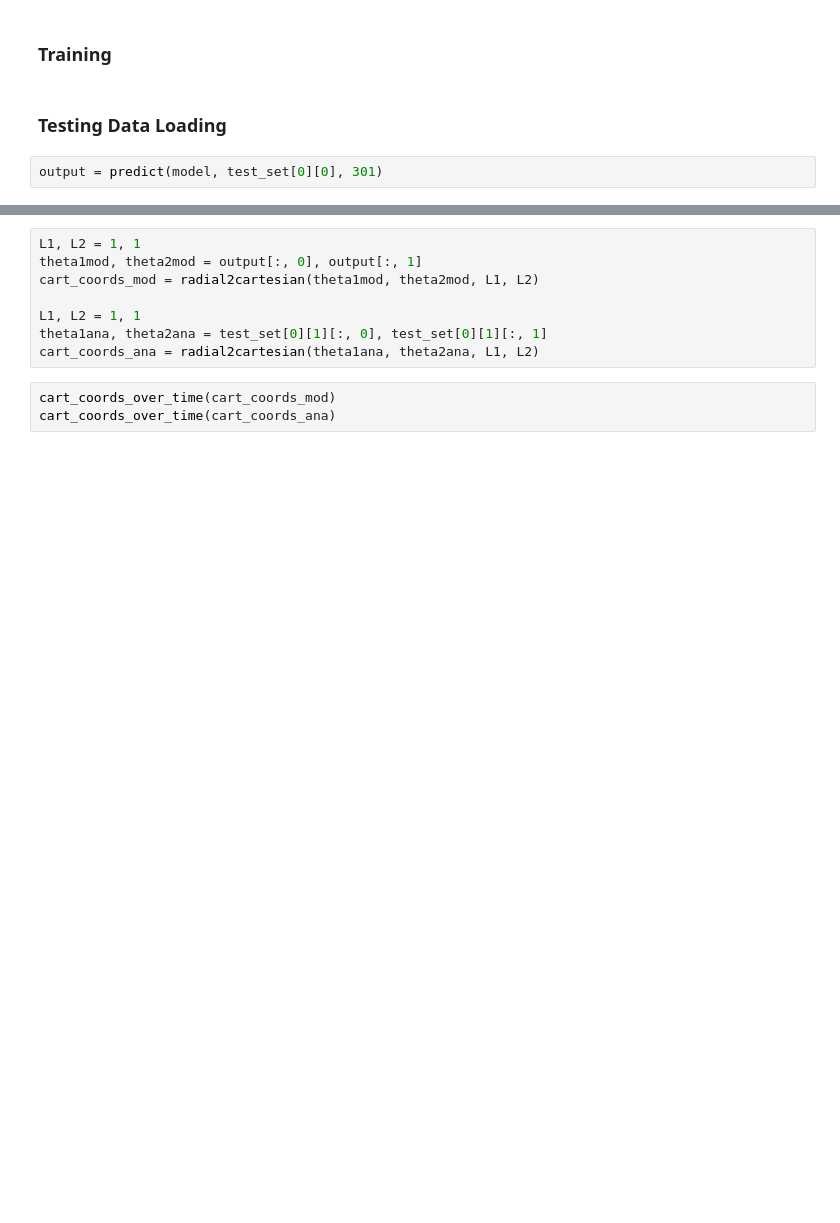
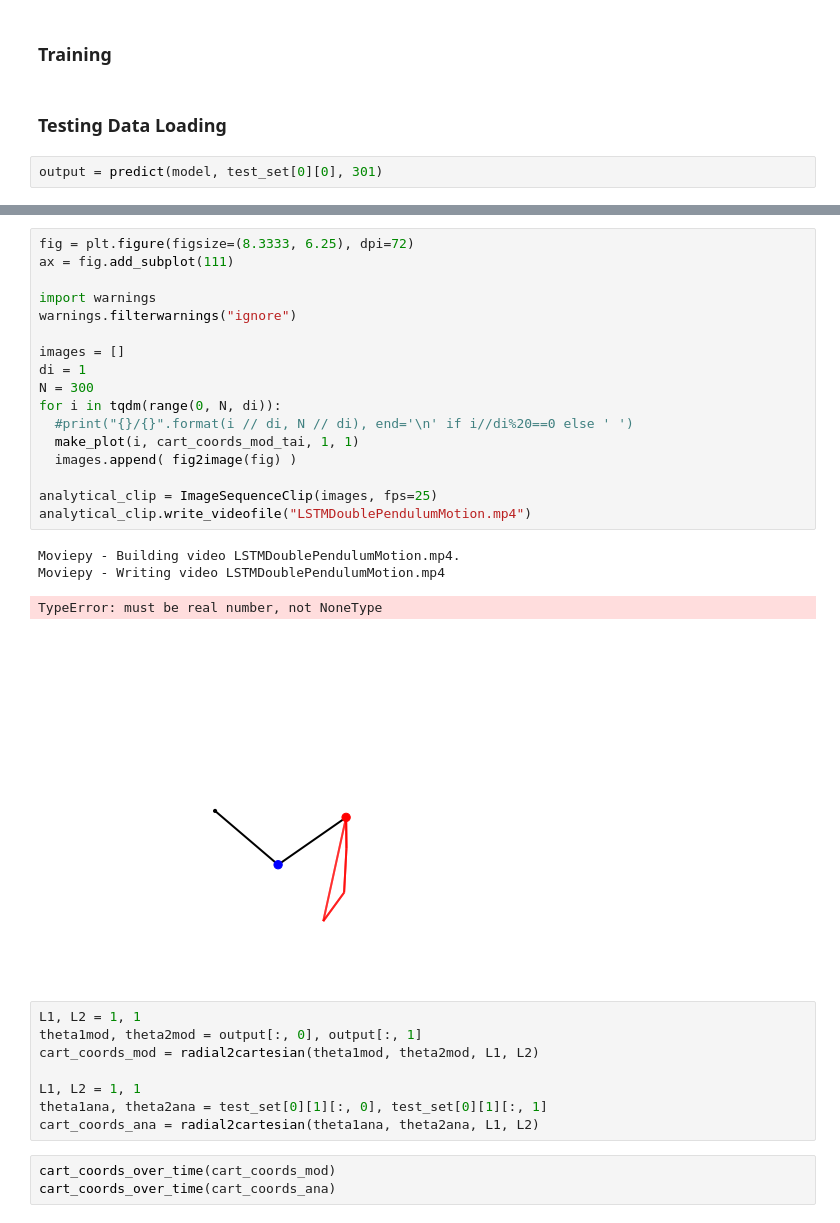
Before and after one commit to gthampak/physinet.io, a Jupyter notebook: LSTM_Model.ipynb, the cells around one changed output, grey strips where cells are left out. Saved outputs shown, nothing was run; the diff lists cells and outputs as text; blank space fills up the shorter version.

```diff
--- a/LSTM_Model.ipynb
+++ b/LSTM_Model.ipynb
@@ -336,3 +362,25 @@ output = predict(model, test_set[0][0], 301)
+# %%
+fig = plt.figure(figsize=(8.3333, 6.25), dpi=72)
+ax = fig.add_subplot(111)
+
+import warnings
+warnings.filterwarnings("ignore")
+
+images = []
+di = 1
+N = 300
+for i in tqdm(range(0, N, di)):
+  #print("{}/{}".format(i // di, N // di), end='\n' if i//di%20==0 else ' ')
+  make_plot(i, cart_coords_mod_tai, 1, 1)
+  images.append( fig2image(fig) )
+
+analytical_clip = ImageSequenceClip(images, fps=25)
+analytical_clip.write_videofile("LSTMDoublePendulumMotion.mp4")
+# %% [output]
+Moviepy - Building video LSTMDoublePendulumMotion.mp4.
+Moviepy - Writing video LSTMDoublePendulumMotion.mp4
+TypeError: must be real number, not NoneType
+[figure, added]
 # %%
 L1, L2 = 1, 1
 theta1mod, theta2mod = output[:, 0], output[:, 1]
```
Also changed, not shown: parts of 9 cells of this notebook, 2 other files.
